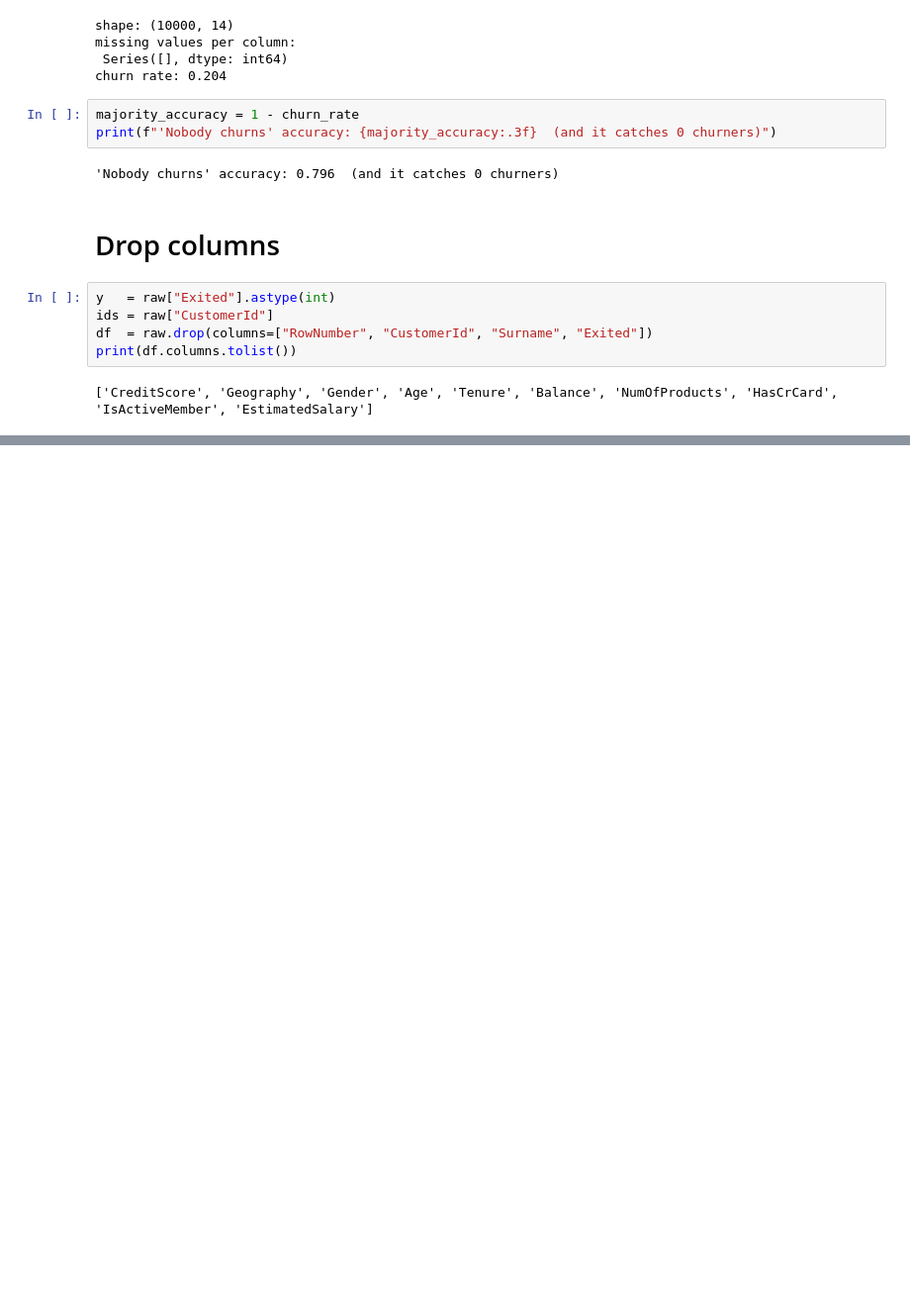
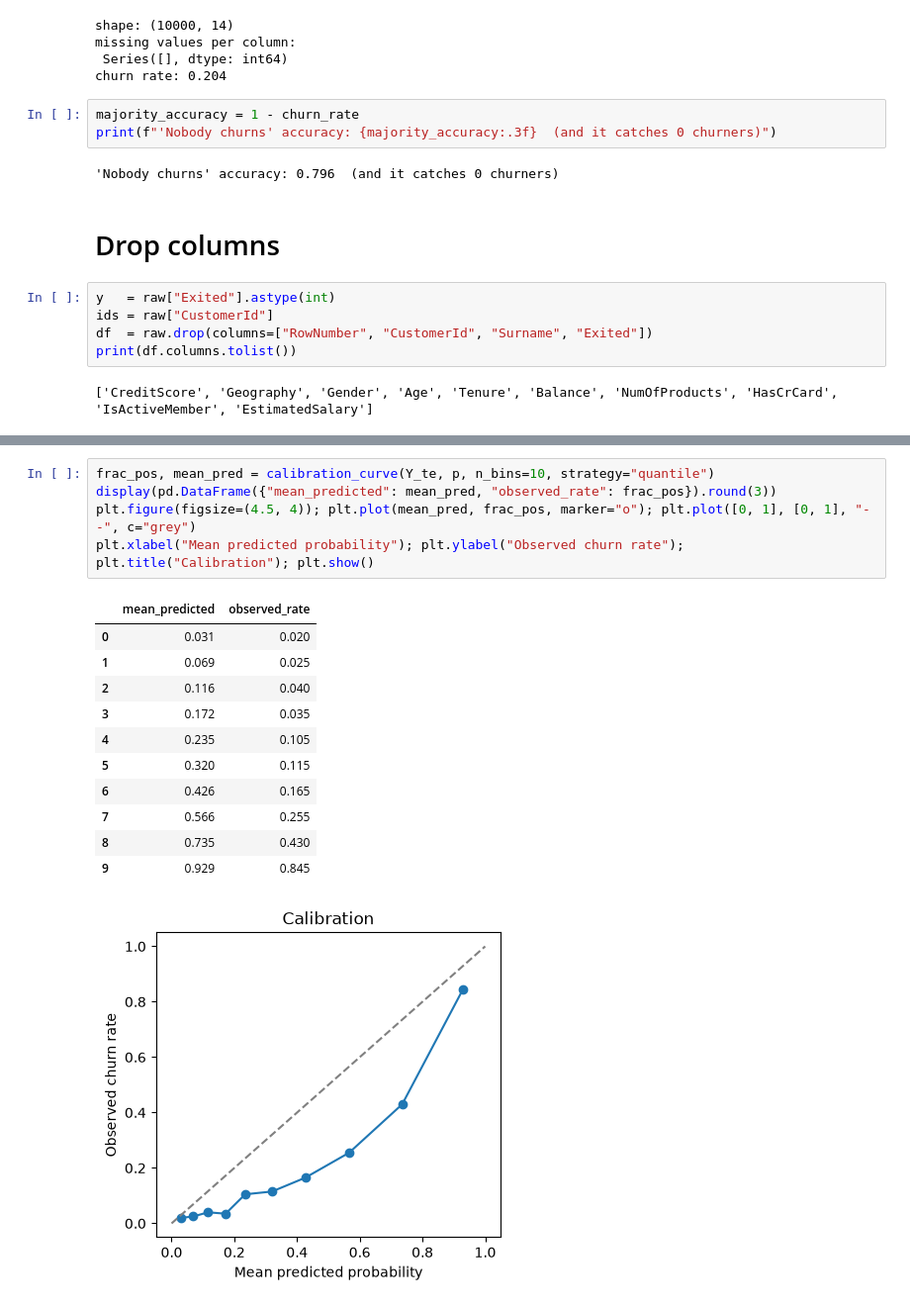
Before and after one commit to bhalekarsiddhesh45-sys/bank-customer-churn-prediction, a Jupyter notebook: notebook/Modeling_and_Evaluation.ipynb, the cells around one changed output, grey strips where cells are left out. Shown at 99% size. Cells and saved outputs as stored; diff of their text form; blank space fills up the shorter version.

```diff
--- a/notebook/Modeling_and_Evaluation.ipynb
+++ b/notebook/Modeling_and_Evaluation.ipynb
@@ -70,0 +211,18 @@ print(df.columns.tolist())
+# %%
+frac_pos, mean_pred = calibration_curve(Y_te, p, n_bins=10, strategy="quantile")
+display(pd.DataFrame({"mean_predicted": mean_pred, "observed_rate": frac_pos}).round(3))
+plt.figure(figsize=(4.5, 4)); plt.plot(mean_pred, frac_pos, marker="o"); plt.plot([0, 1], [0, 1], "--", c="grey")
+plt.xlabel("Mean predicted probability"); plt.ylabel("Observed churn rate"); plt.title("Calibration"); plt.show()
+# %% [output]
+|  | mean_predicted | observed_rate |
+| 0 | 0.031 | 0.020 |
+| 1 | 0.069 | 0.025 |
+| 2 | 0.116 | 0.040 |
+| 3 | 0.172 | 0.035 |
+| 4 | 0.235 | 0.105 |
+| 5 | 0.320 | 0.115 |
+| 6 | 0.426 | 0.165 |
+| 7 | 0.566 | 0.255 |
+| 8 | 0.735 | 0.430 |
+| 9 | 0.929 | 0.845 |
+[figure, added]
```
Also changed, not shown: parts of 14 cells of this notebook.
